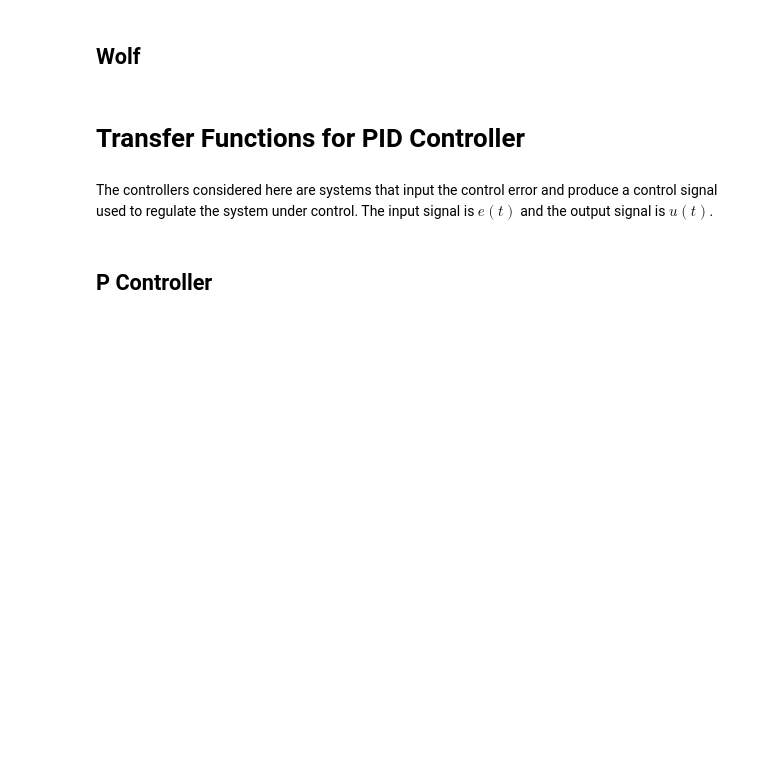
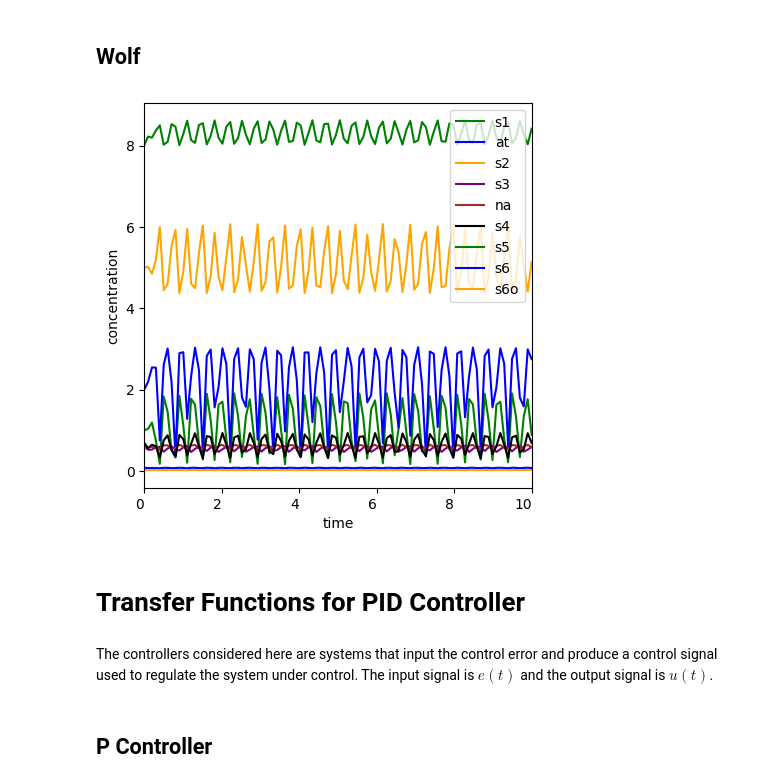
Before and after one commit to joseph-hellerstein/advanced-controls-lectures, a Jupyter notebook: lectures/lecture_13-Transfer-Functions-Closed-Loop-Systems/transfer_functions_for_closed_loop_systems.ipynb, the cells around one changed output. Cells and saved outputs as stored; diff of their text form; code cells hidden in the pictures; blank space fills up the shorter version.

```diff
--- a/lectures/lecture_13-Transfer-Functions-Closed-Loop-Systems/transfer_functions_for_closed_loop_systems.ipynb
+++ b/lectures/lecture_13-Transfer-Functions-Closed-Loop-Systems/transfer_functions_for_closed_loop_systems.ipynb
@@ -186,9 +96,10 @@ _ = plotSys(LINEAR_BLDR.sys, figsize=(3,3), output_labels=["S3"])
 ## Wolf
 # %%
 ctlsb = ctl.ControlSBML("https://www.ebi.ac.uk/biomodels/model/download/BIOMD0000000206.2?filename=BIOMD0000000206_url.xml",
-                        input_names=["at"], output_names=["s5"])
-WOLF_BLDR = ctlsb.makeSISOTransferFunctionBuilder(system_name="wolf_sys")
-_ = plotSys(WOLF_BLDR.sys, figsize=(3,3), output_labels=["s5"])
+                        input_name="at", output_name="s5")
+_ = ctlsb.plotModel()
+# %% [output]
+[figure, added]
 # %% [markdown]
 # Transfer Functions for PID Controller
 # %% [markdown]
```
Also changed, not shown: parts of 111 cells of this notebook, 3 other files.
